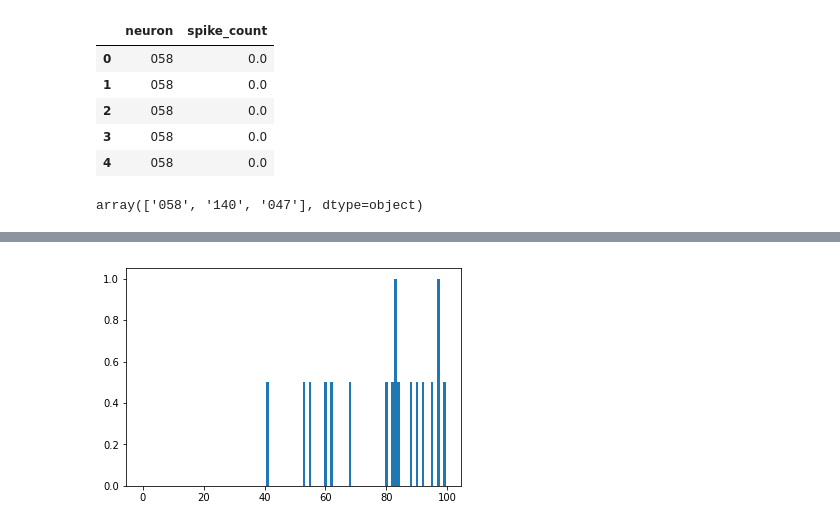
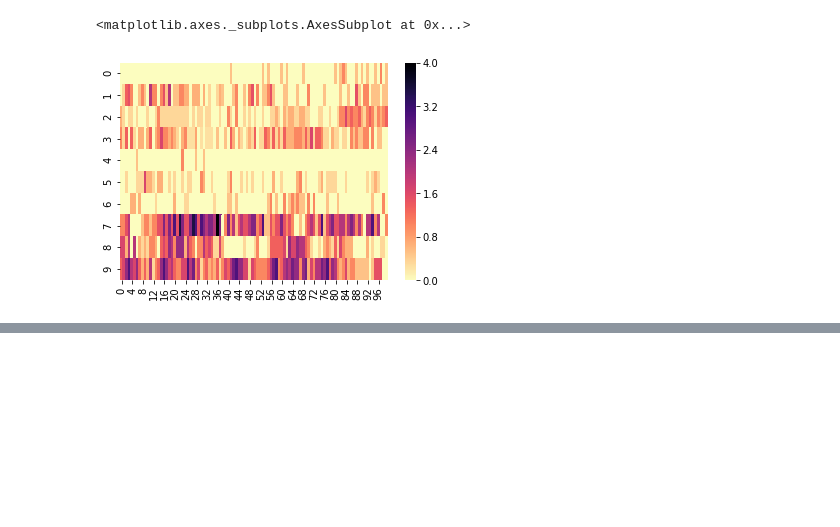
Before and after one commit to sophiaas/graph-bispectrum, a Jupyter notebook: mt_bispectrum.ipynb, the cells around one changed output, grey strips where cells are left out. Drawn from its saved outputs; the diff is of its cells as text; code cells hidden in the pictures; blank space fills up the shorter version.

Commit message:
compute spectra and reduce dimensionality, adds raster plotting

```diff
--- a/mt_bispectrum.ipynb
+++ b/mt_bispectrum.ipynb
@@ -50,3 +73,9 @@ def show_stim(neuron, df, n_frames=100):
 # %%
 def plot_spike_counts(neuron, data, num_frames=100):
     plt.bar(x=range(num_frames), height=data[data['neuron']=='058'].spike_count[:num_frames])
+# %%
+def raster_plot(data, num_neurons, num_frames):
+    raster = np.zeros((num_neurons, num_frames))
+    for i, n in enumerate(data.neuron.unique()[:num_neurons]):
+        raster[i] = data[data.neuron==n].spike_count[:num_frames]
+    return raster
@@ -53,20 +124,17 @@ def plot_spike_counts(neuron, data, num_frames=100):
 # %%
 data_dir = 'data/mt-2/'
+num_neurons = 10
+num_frames = 100
 # %%
-data, stim = load_data(data_dir, num_neurons=3, num_frames=100)
+data, stim = load_data(data_dir, num_frames, num_neurons, ds=True)
-# %%
-data.head()
-# %% [output]
-|  | neuron | spike_count |
-| 0 | 058 | 0.0 |
-| 1 | 058 | 0.0 |
-| 2 | 058 | 0.0 |
-| 3 | 058 | 0.0 |
-| 4 | 058 | 0.0 |
-# %%
-data.neuron.unique()
-# %% [output]
-array(['058', '140', '047'], dtype=object)
+# %%
+raster = raster_plot(data, num_neurons, num_frames)
+# %%
+import seaborn as sns
+sns.heatmap(raster, cmap="magma_r")
+# %% [output]
+<matplotlib.axes._subplots.AxesSubplot at 0x...>
+[figure, added]
 # %%
 example_neuron = '058'
 # %%
@@ -74,6 +142,2 @@ show_stim(example_neuron, stim)
 # %% [output]
 [interactive output not drawn]
-# %%
-plot_spike_counts(example_neuron, data)
-# %% [output]
-[figure, removed]
```
Also changed, not shown: parts of 13 cells of this notebook.
